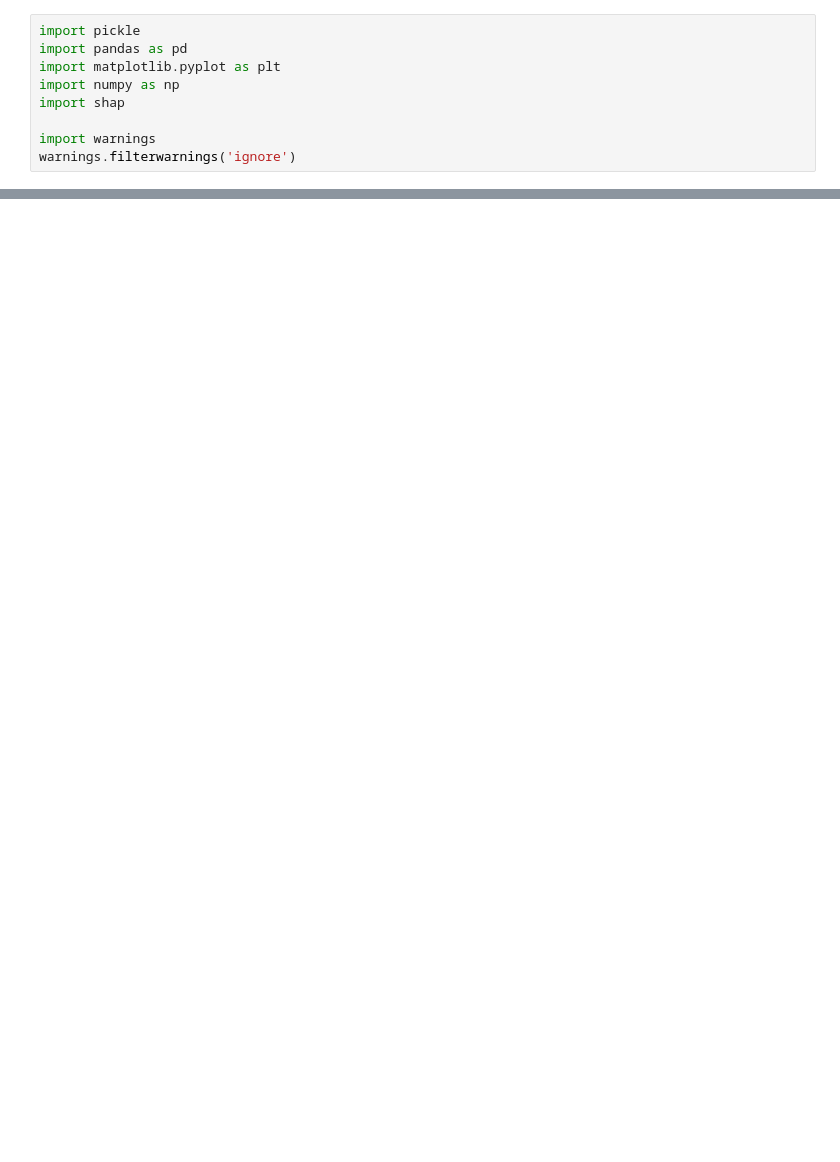
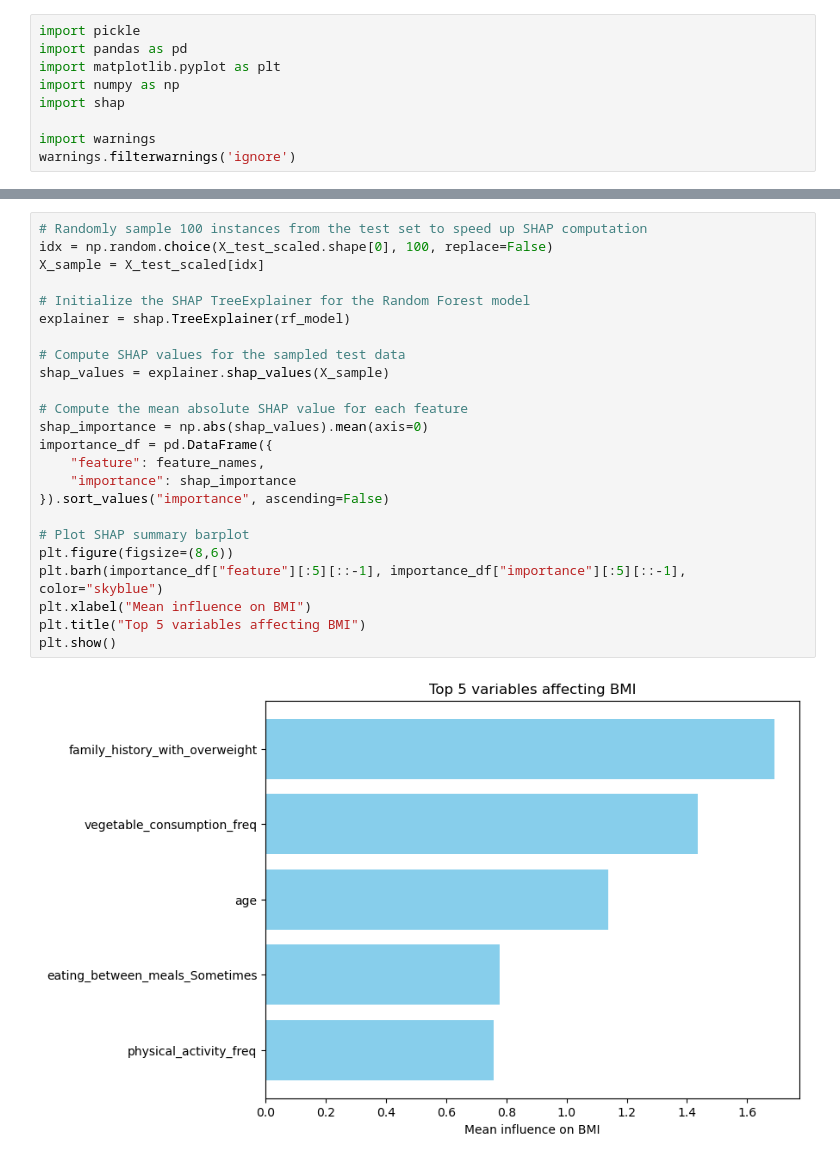
Before and after one commit to PetaGb/BMI-regression, a Jupyter notebook: interpretation.ipynb, the cells around one changed output, grey strips where cells are left out. Drawn from its saved outputs; the diff is of its cells as text; blank space fills up the shorter version.

```diff
--- a/interpretation.ipynb
+++ b/interpretation.ipynb
@@ -72,4 +95,30 @@ plt.ylim(0,100)
 plt.show()
 # %% [output]
 [figure]
+# %%
+# Randomly sample 100 instances from the test set to speed up SHAP computation
+idx = np.random.choice(X_test_scaled.shape[0], 100, replace=False)
+X_sample = X_test_scaled[idx]
+
+# Initialize the SHAP TreeExplainer for the Random Forest model
+explainer = shap.TreeExplainer(rf_model)
+
+# Compute SHAP values for the sampled test data
+shap_values = explainer.shap_values(X_sample)
+
+# Compute the mean absolute SHAP value for each feature
+shap_importance = np.abs(shap_values).mean(axis=0)
+importance_df = pd.DataFrame({
+    "feature": feature_names,
+    "importance": shap_importance
+}).sort_values("importance", ascending=False)
+
+# Plot SHAP summary barplot
+plt.figure(figsize=(8,6))
+plt.barh(importance_df["feature"][:5][::-1], importance_df["importance"][:5][::-1], color="skyblue")
+plt.xlabel("Mean influence on BMI")
+plt.title("Top 5 variables affecting BMI")
+plt.show()
+# %% [output]
+[figure, added]
 # %%
```
Also changed, not shown: parts of 10 cells of this notebook, 2 other files.
